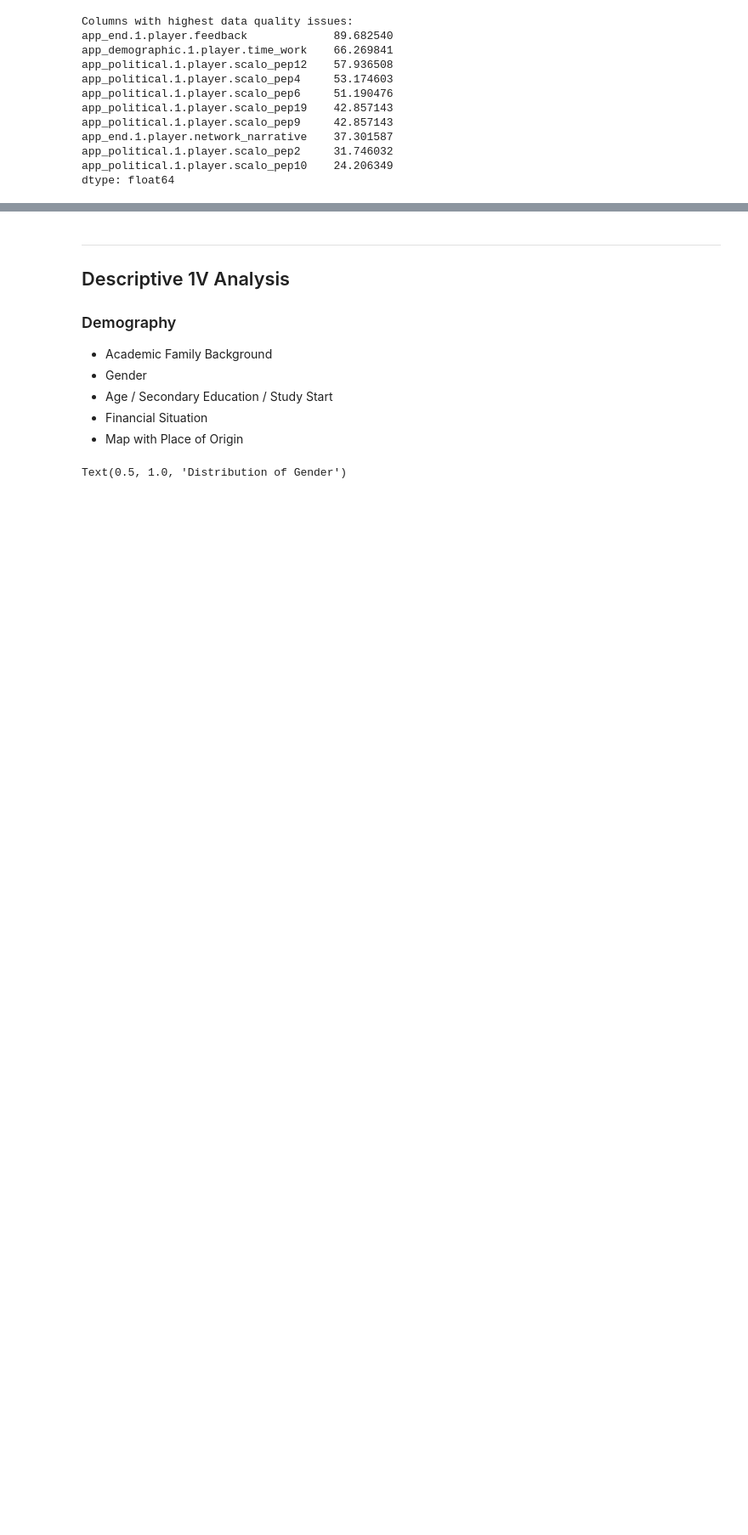
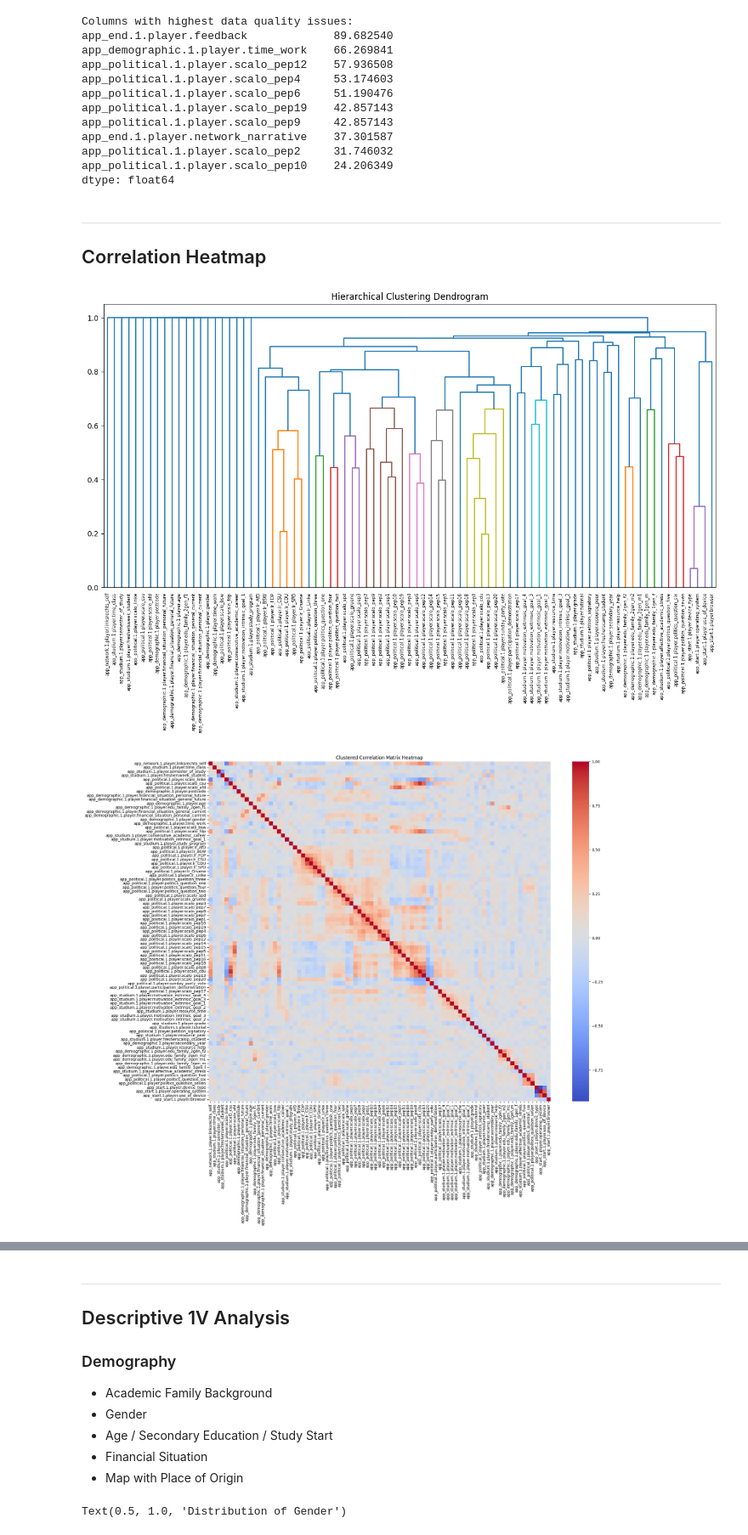
Before and after one commit to Ari-manius/StudentSurvey_public, a Jupyter notebook: data/W1/explorative_analysis.ipynb, the cells around one changed output, grey strips where cells are left out. Shown at 85% size. Saved outputs shown, nothing was run; the diff lists cells and outputs as text; code cells hidden in the pictures; blank space fills up the shorter version.

```diff
--- a/data/W1/explorative_analysis.ipynb
+++ b/data/W1/explorative_analysis.ipynb
@@ -119,3 +119,61 @@ app_end.1.player.network_narrative    37.301587
 app_political.1.player.scalo_pep2     31.746032
 app_political.1.player.scalo_pep10    24.206349
 dtype: float64
+# %% [markdown]
+***
+## Correlation Heatmap
+# %%
+import pandas as pd
+import numpy as np
+import seaborn as sns
+import matplotlib.pyplot as plt
+from scipy.cluster.hierarchy import linkage, dendrogram, fcluster
+from scipy.spatial.distance import pdist
+
+# 1. Select numeric columns
+numeric_df = df_data.select_dtypes(include='number')
+
+# 2. Drop columns with all NaNs or zero variance
+numeric_df = numeric_df.dropna(axis=1, how='all')  # drop columns all NaN
+numeric_df = numeric_df.loc[:, numeric_df.nunique() > 1]  # drop constant columns
+
+# 3. Compute correlation matrix
+correlation_matrix = numeric_df.corr()
+
+# 4. Convert correlation to condensed distance vector for clustering
+def correlation_distance(u, v):
+    r = np.corrcoef(u, v)[0, 1]
+    if np.isnan(r):
+        return 1.0  # max distance if correlation cannot be computed
+    return 1 - abs(r)
+
+distance_vector = pdist(numeric_df.T, metric=correlation_distance)
+
+# 5. Hierarchical clustering
+linkage_matrix = linkage(distance_vector, method='average', optimal_ordering=True)
+
+# 6. Plot dendrogram
+plt.figure(figsize=(15, 7))
+dendro = dendrogram(linkage_matrix, labels=correlation_matrix.columns, leaf_rotation=90)
+plt.title("Hierarchical Clustering Dendrogram")
+plt.show()
+
+# 7. Reorder correlation matrix by dendrogram
+dendro_order = dendro['leaves']
+ordered_corr = correlation_matrix.iloc[dendro_order, dendro_order]
+
+plt.figure(figsize=(20, 16))
+sns.heatmap(ordered_corr, annot=False, cmap='coolwarm', fmt=".2f")
+plt.title("Clustered Correlation Matrix Heatmap")
+plt.show()
+
+# 8. Extract clusters programmatically
+clusters = fcluster(linkage_matrix, t=0.5, criterion='distance')
+cluster_df = pd.DataFrame({'Variable': correlation_matrix.columns, 'Cluster': clusters})
+cluster_df = cluster_df.sort_values('Cluster').reset_index(drop=True)
+
+print("Variable clusters (blocks):")
+print(cluster_df)
+# %% [output]
+[figure, added]
+[figure, added]
```
Also changed, not shown: parts of 12 cells of this notebook, 16 other files.
